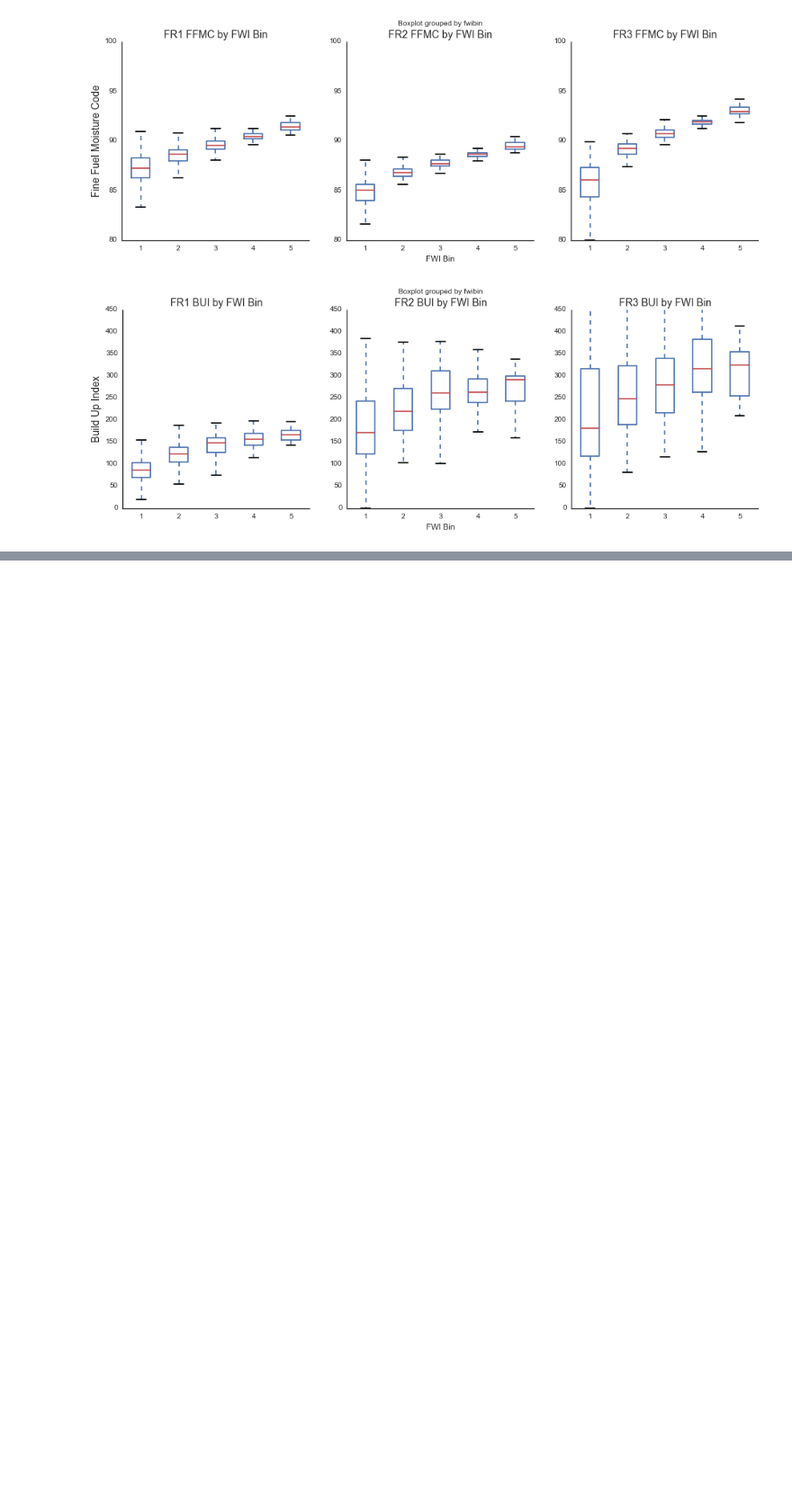
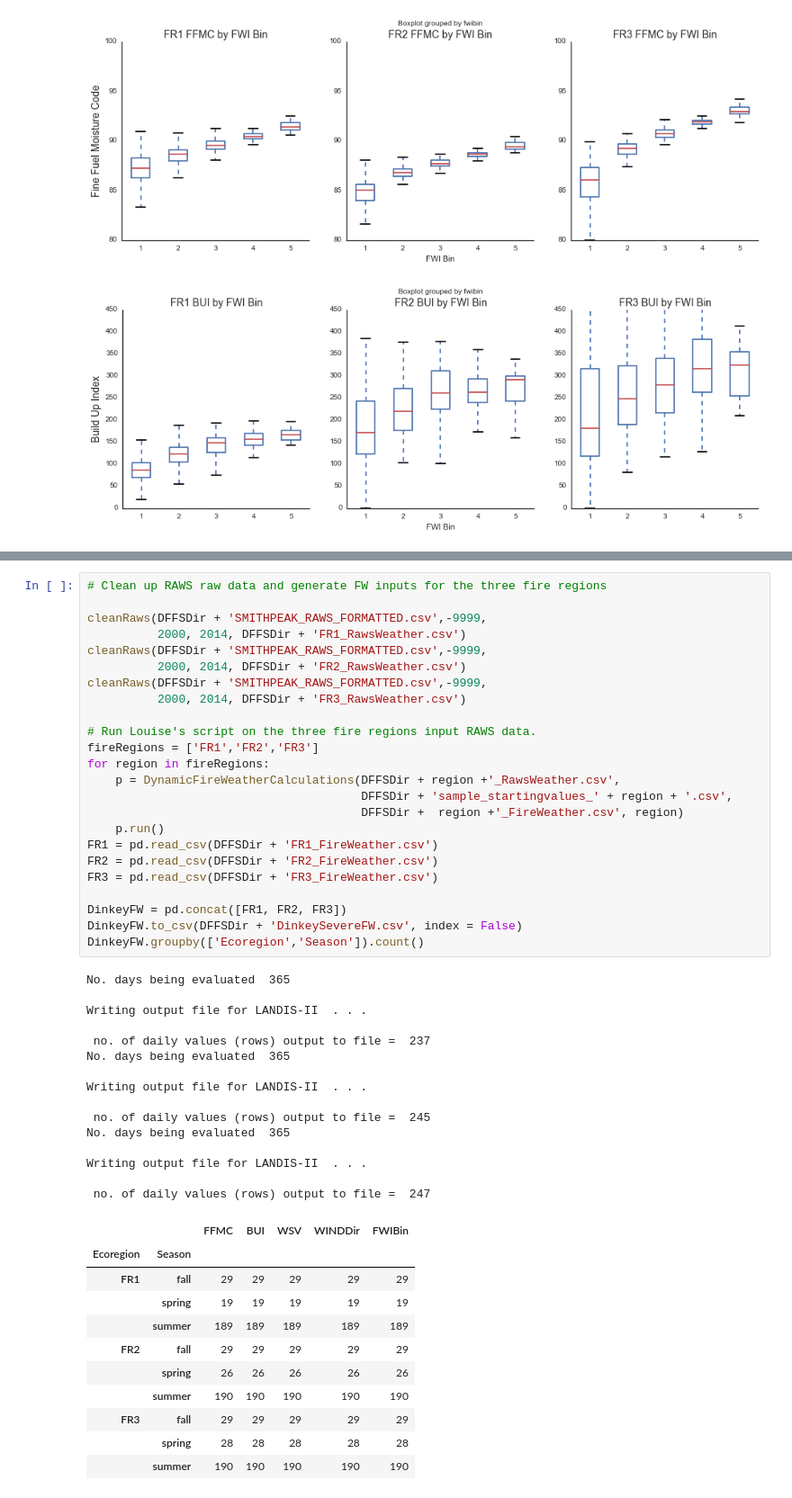
Before and after one commit to djkrofch/edulis, a Jupyter notebook: iPython_Notebooks/Dinkey_Creek/FireWeather_Prep.ipynb, the cells around one changed output, grey strips where cells are left out. Shown at 90% size. Drawn from its saved outputs; the diff is of its cells as text; blank space fills up the shorter version.

Commit message:
Added severe fire weather gen
Grabbed RAWS data from Smith Peak near Yosemite, during the 2013 Rim
fire. Hope this generates some hot fires... otherwise we need to
reassess the fuels constraints.

```diff
--- a/iPython_Notebooks/Dinkey_Creek/FireWeather_Prep.ipynb
+++ b/iPython_Notebooks/Dinkey_Creek/FireWeather_Prep.ipynb
@@ -176,0 +180,51 @@ sns.despine()
+# %%
+# Clean up RAWS raw data and generate FW inputs for the three fire regions
+
+cleanRaws(DFFSDir + 'SMITHPEAK_RAWS_FORMATTED.csv',-9999,
+          2000, 2014, DFFSDir + 'FR1_RawsWeather.csv')
+cleanRaws(DFFSDir + 'SMITHPEAK_RAWS_FORMATTED.csv',-9999,
+          2000, 2014, DFFSDir + 'FR2_RawsWeather.csv')
+cleanRaws(DFFSDir + 'SMITHPEAK_RAWS_FORMATTED.csv',-9999,
+          2000, 2014, DFFSDir + 'FR3_RawsWeather.csv')
+
+# Run Louise's script on the three fire regions input RAWS data.
+fireRegions = ['FR1','FR2','FR3']
+for region in fireRegions:
+    p = DynamicFireWeatherCalculations(DFFSDir + region +'_RawsWeather.csv',
+                                       DFFSDir + 'sample_startingvalues_' + region + '.csv',
+                                       DFFSDir +  region +'_FireWeather.csv', region)
+    p.run()
+FR1 = pd.read_csv(DFFSDir + 'FR1_FireWeather.csv')
+FR2 = pd.read_csv(DFFSDir + 'FR2_FireWeather.csv')
+FR3 = pd.read_csv(DFFSDir + 'FR3_FireWeather.csv')
+
+DinkeyFW = pd.concat([FR1, FR2, FR3])
+DinkeyFW.to_csv(DFFSDir + 'DinkeySevereFW.csv', index = False)
+DinkeyFW.groupby(['Ecoregion','Season']).count()
+# %% [output]
+No. days being evaluated  365
+
+Writing output file for LANDIS-II  . . .
+
+ no. of daily values (rows) output to file =  237
+No. days being evaluated  365
+
+Writing output file for LANDIS-II  . . .
+
+ no. of daily values (rows) output to file =  245
+No. days being evaluated  365
+
+Writing output file for LANDIS-II  . . .
+
+ no. of daily values (rows) output to file =  247
+|  |  | FFMC | BUI | WSV | WINDDir | FWIBin |
+| Ecoregion | Season |  |  |  |  |  |
+| FR1 | fall | 29 | 29 | 29 | 29 | 29 |
+|  | spring | 19 | 19 | 19 | 19 | 19 |
+|  | summer | 189 | 189 | 189 | 189 | 189 |
+| FR2 | fall | 29 | 29 | 29 | 29 | 29 |
+|  | spring | 26 | 26 | 26 | 26 | 26 |
+|  | summer | 190 | 190 | 190 | 190 | 190 |
+| FR3 | fall | 29 | 29 | 29 | 29 | 29 |
+|  | spring | 28 | 28 | 28 | 28 | 28 |
+|  | summer | 190 | 190 | 190 | 190 | 190 |
```
Also changed, not shown: parts of 2 cells of this notebook.
